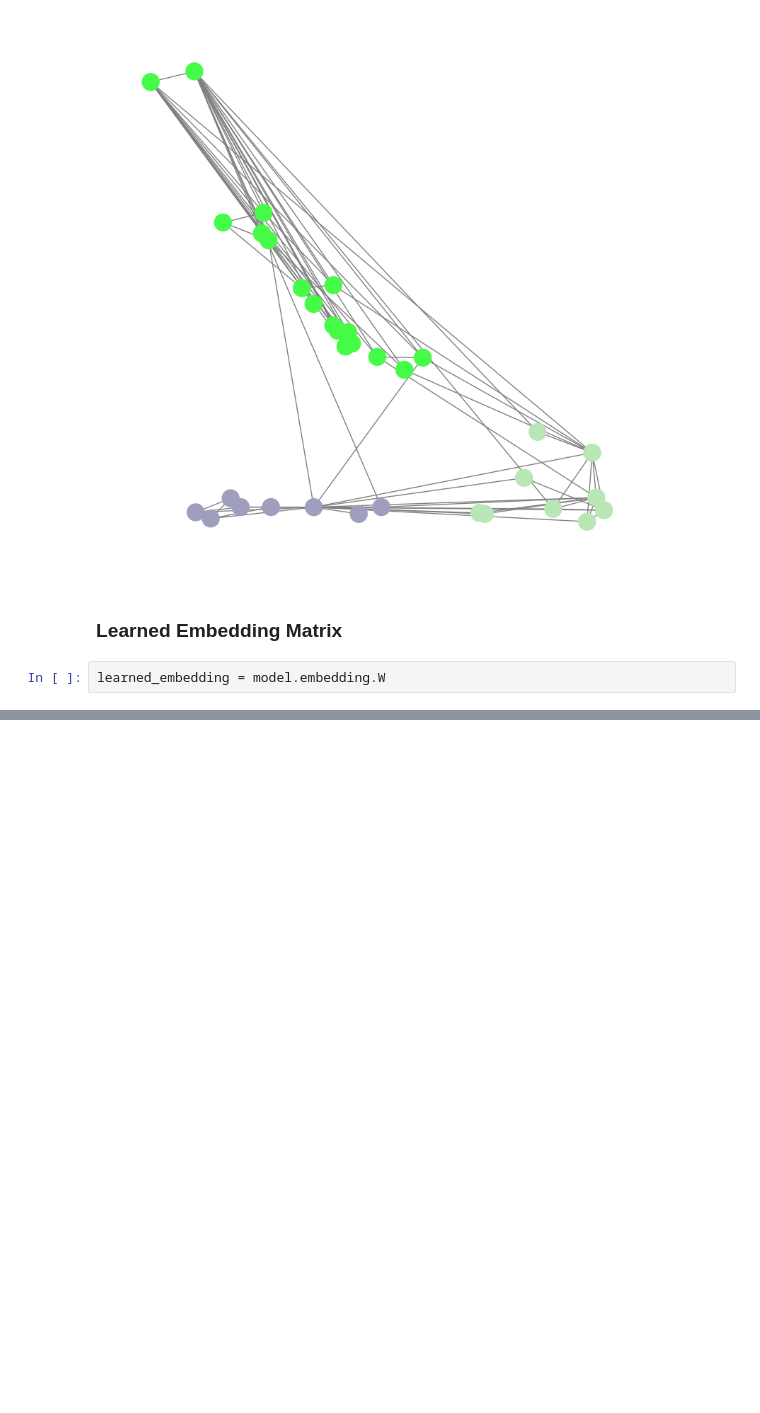
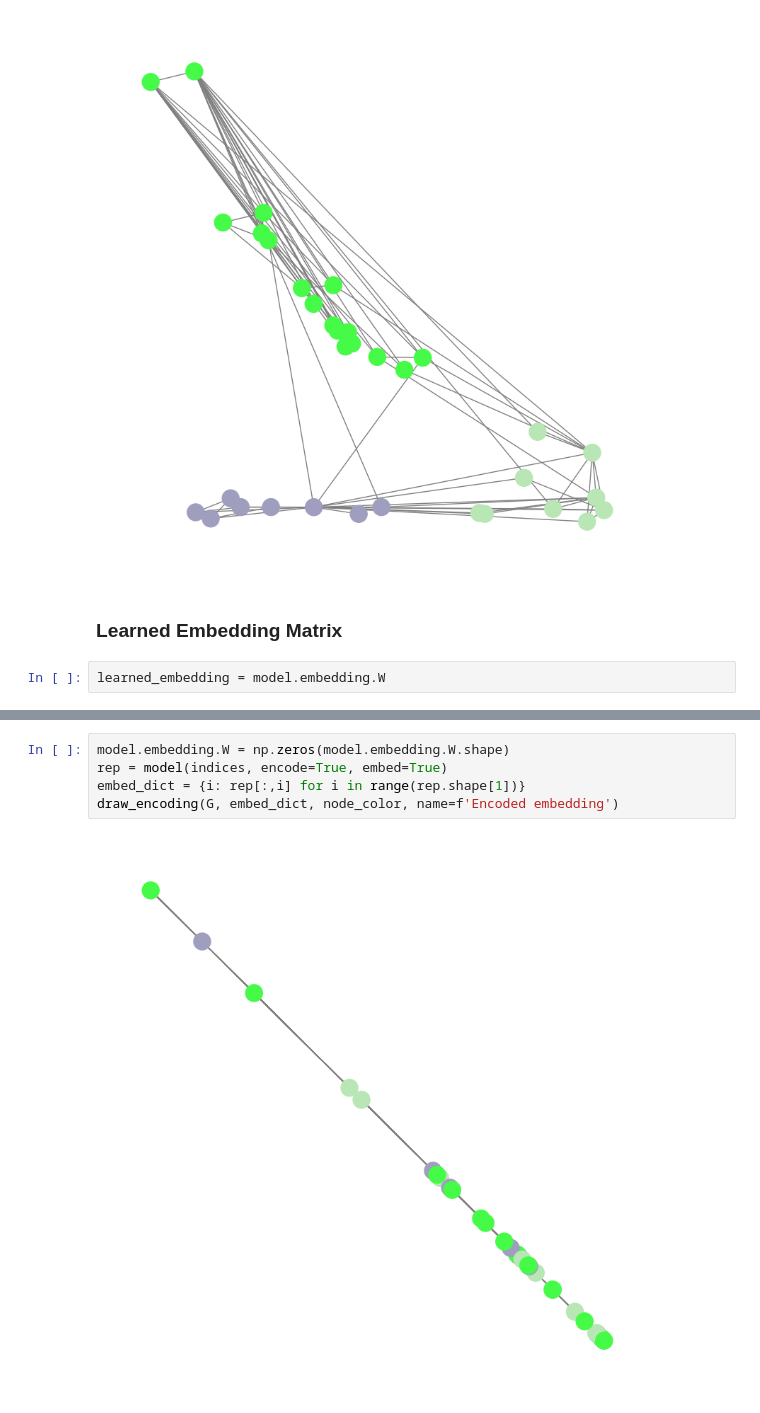
Before and after one commit to ch3njust1n/gcn, a Jupyter notebook: notebook.ipynb, the cells around one changed output, grey strips where cells are left out. Cells and saved outputs as stored; diff of their text form; blank space fills up the shorter version.

```diff
--- a/notebook.ipynb
+++ b/notebook.ipynb
@@ -917,0 +1000,7 @@ for epoch, rep in encoding.items():
+# %%
+model.embedding.W = np.zeros(model.embedding.W.shape)
+rep = model(indices, encode=True, embed=True)
+embed_dict = {i: rep[:,i] for i in range(rep.shape[1])}
+draw_encoding(G, embed_dict, node_color, name=f'Encoded embedding')
+# %% [output]
+[figure, added]
```
Also changed, not shown: parts of 18 cells of this notebook.
